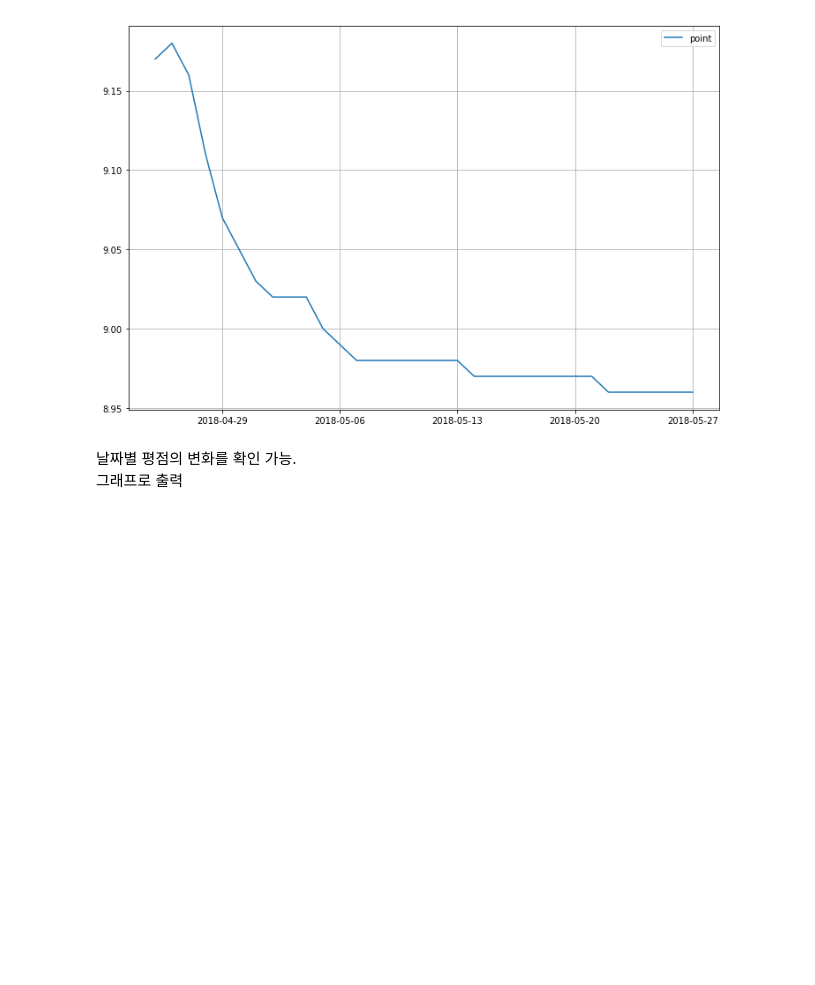
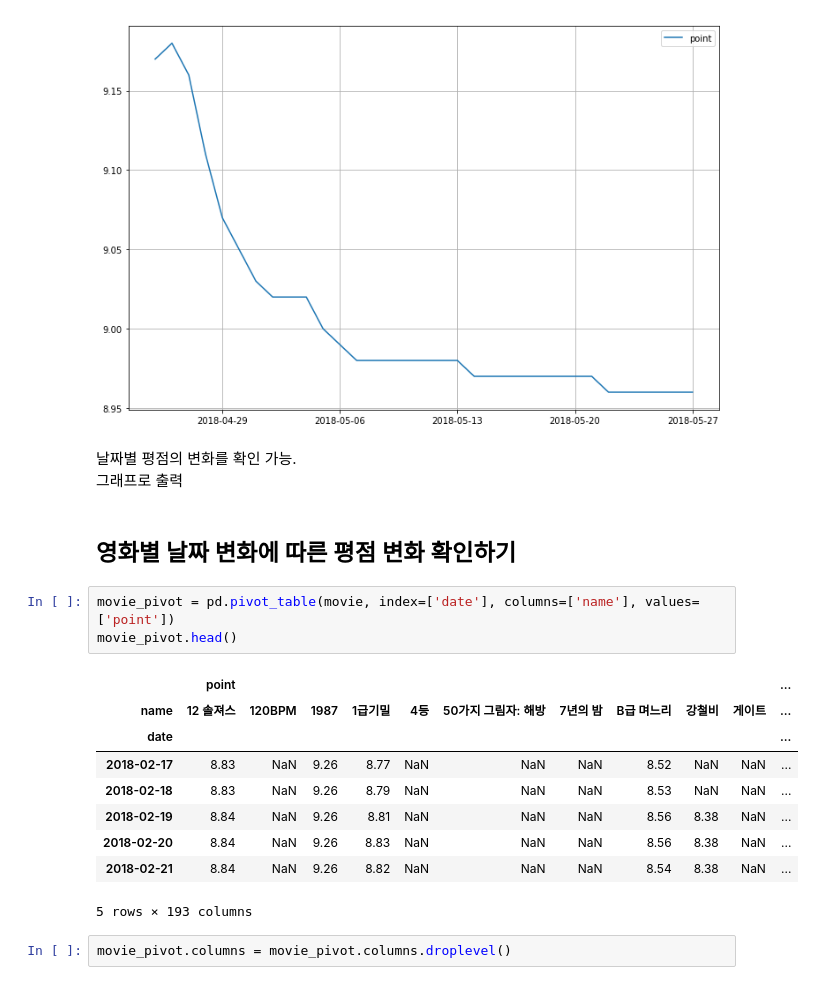
Before and after one commit to KimDoKy/DataScience, a Jupyter notebook: source_code/chap3. Naver Movie Rank.ipynb, the cells around one changed output. Cells and saved outputs as stored; diff of their text form; blank space fills up the shorter version.

Commit message:
update chap3-2 / 영화별 날짜 변화에 따른 평점 변화 확인하기

```diff
--- a/source_code/chap3. Naver Movie Rank.ipynb
+++ b/source_code/chap3. Naver Movie Rank.ipynb
@@ -170,3 +170,20 @@ plt.show()
 # %% [markdown]
 날짜별 평점의 변화를 확인 가능.
 그래프로 출력
+# %% [markdown]
+## 영화별 날짜 변화에 따른 평점 변화 확인하기
+# %%
+movie_pivot = pd.pivot_table(movie, index=['date'], columns=['name'], values=['point'])
+movie_pivot.head()
+# %% [output]
+|  | point |  |  |  |  |  |  |  |  |  | ... |
+| name | 12 솔져스 | 120BPM | 1987 | 1급기밀 | 4등 | 50가지 그림자: 해방 | 7년의 밤 | B급 며느리 | 강철비 | 게이트 | ... |
+| date |  |  |  |  |  |  |  |  |  |  | ... |
+| 2018-02-17 | 8.83 | NaN | 9.26 | 8.77 | NaN | NaN | NaN | 8.52 | NaN | NaN | ... |
+| 2018-02-18 | 8.83 | NaN | 9.26 | 8.79 | NaN | NaN | NaN | 8.53 | NaN | NaN | ... |
+| 2018-02-19 | 8.84 | NaN | 9.26 | 8.81 | NaN | NaN | NaN | 8.56 | 8.38 | NaN | ... |
+| 2018-02-20 | 8.84 | NaN | 9.26 | 8.83 | NaN | NaN | NaN | 8.56 | 8.38 | NaN | ... |
+| 2018-02-21 | 8.84 | NaN | 9.26 | 8.82 | NaN | NaN | NaN | 8.54 | 8.38 | NaN | ... |
+5 rows × 193 columns
+# %%
+movie_pivot.columns = movie_pivot.columns.droplevel()
```
Also changed, not shown: parts of 4 cells of this notebook.
